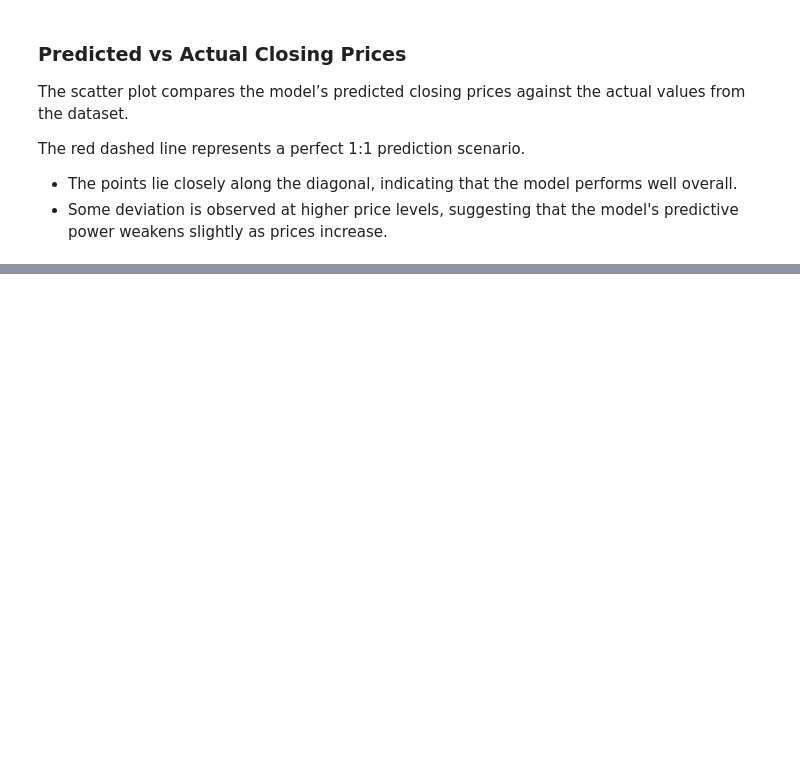
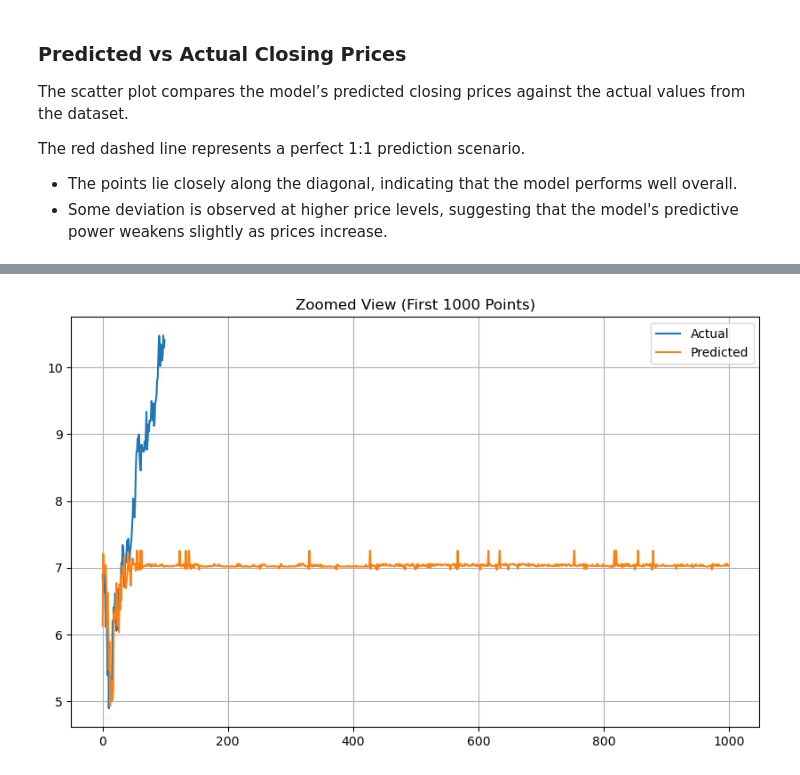
Before and after one commit to nigelcheong/nvidia-stock-market-history, a Jupyter notebook: NVIDIA_Stock_Market_History.ipynb, the cells around one changed output, grey strips where cells are left out. Saved outputs shown, nothing was run; the diff lists cells and outputs as text; code cells hidden in the pictures; blank space fills up the shorter version.

```diff
--- a/NVIDIA_Stock_Market_History.ipynb
+++ b/NVIDIA_Stock_Market_History.ipynb
@@ -222,0 +258,10 @@ plt.show()
+# %%
+plt.figure(figsize=(10, 6))
+plt.plot(y_test.values[:100], label='Actual')
+plt.plot(y_pred[:1000], label='Predicted')
+plt.title('Zoomed View (First 1000 Points)')
+plt.legend()
+plt.grid(True)
+plt.show()
+# %% [output]
+[figure, added]
```
Also changed, not shown: parts of 9 cells of this notebook.
